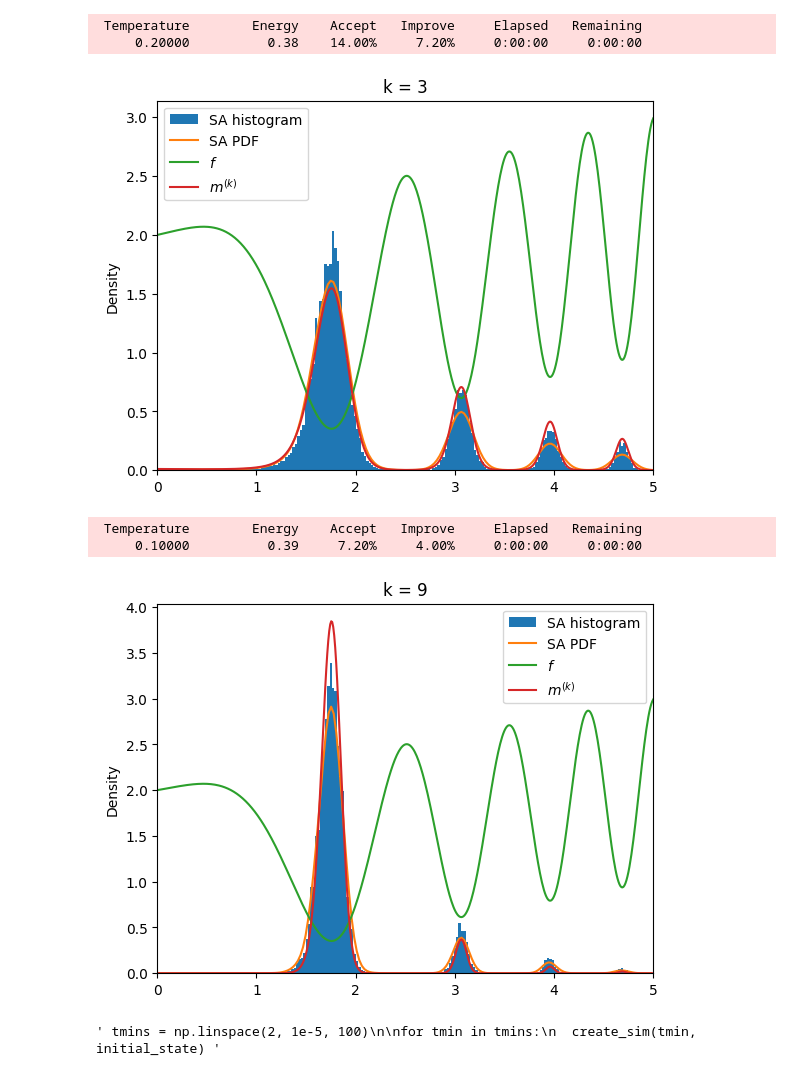
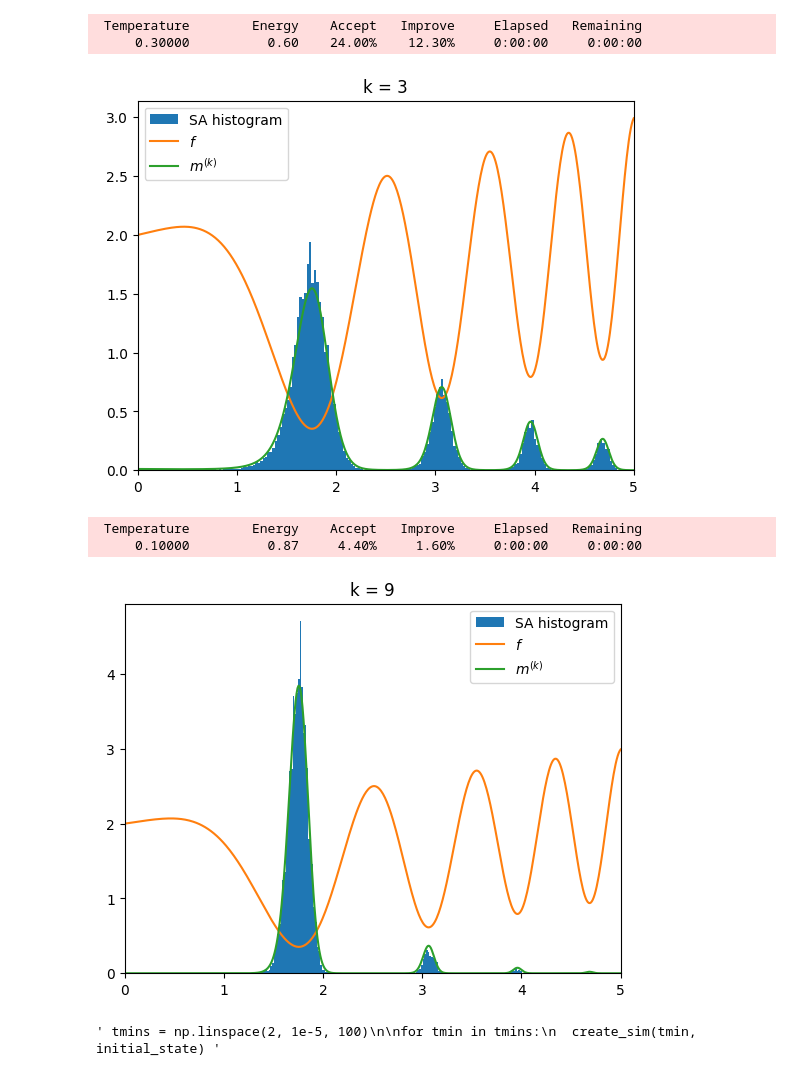
Before and after one commit to gaetanserre/Stochastic-Global-Optimization, a Jupyter notebook: NMD_simulated_annealing.ipynb, the cells around one changed output. Cells and saved outputs as stored; diff of their text form; code cells hidden in the pictures.

```diff
--- a/NMD_simulated_annealing.ipynb
+++ b/NMD_simulated_annealing.ipynb
@@ -23,13 +23,13 @@ def create_sim(tmin, initial_state, k=3, save_fig=None):
   f = Fun(initial_state)
   f.steps = 100_000
   f.Tmin = tmin
-  f.Tmax = tmin*2
+  f.Tmax = tmin
 
   f.anneal()
 
   plt.hist(f.states, density=True, bins=200, label="SA histogram")
 
-  sns.kdeplot(f.states, label="SA PDF")
+  # sns.kdeplot(f.states, label="SA PDF")
 
   f = lambda x : np.cos(x**2) + x/5 + 1
 
@@ -51,17 +51,17 @@ def create_sim(tmin, initial_state, k=3, save_fig=None):
 # %%
 initial_state = np.random.uniform(0, 5)
 # %%
-create_sim(0.2, initial_state, k=3, save_fig="figures/simulated_annealing_02_NMD_3.svg")
+create_sim(0.3, initial_state, k=3, save_fig="figures/simulated_annealing_03_NMD_3.svg")
 # %% [output]
  Temperature        Energy    Accept   Improve     Elapsed   Remaining
-     0.20000          0.38    14.00%     7.20%     0:00:00     0:00:00
+     0.30000          0.60    24.00%    12.30%     0:00:00     0:00:00
-[figure, old version]
+[figure, new version]
 # %%
 create_sim(0.1, initial_state, k=9, save_fig="figures/simulated_annealing_01_NMD_9.svg")
 # %% [output]
  Temperature        Energy    Accept   Improve     Elapsed   Remaining
-     0.10000          0.39     7.20%     4.00%     0:00:00     0:00:00
+     0.10000          0.87     4.40%     1.60%     0:00:00     0:00:00
-[figure, old version]
+[figure, new version]
 # %%
 """ tmins = np.linspace(2, 1e-5, 100)
 
```
Also changed, not shown: 1 other file.
